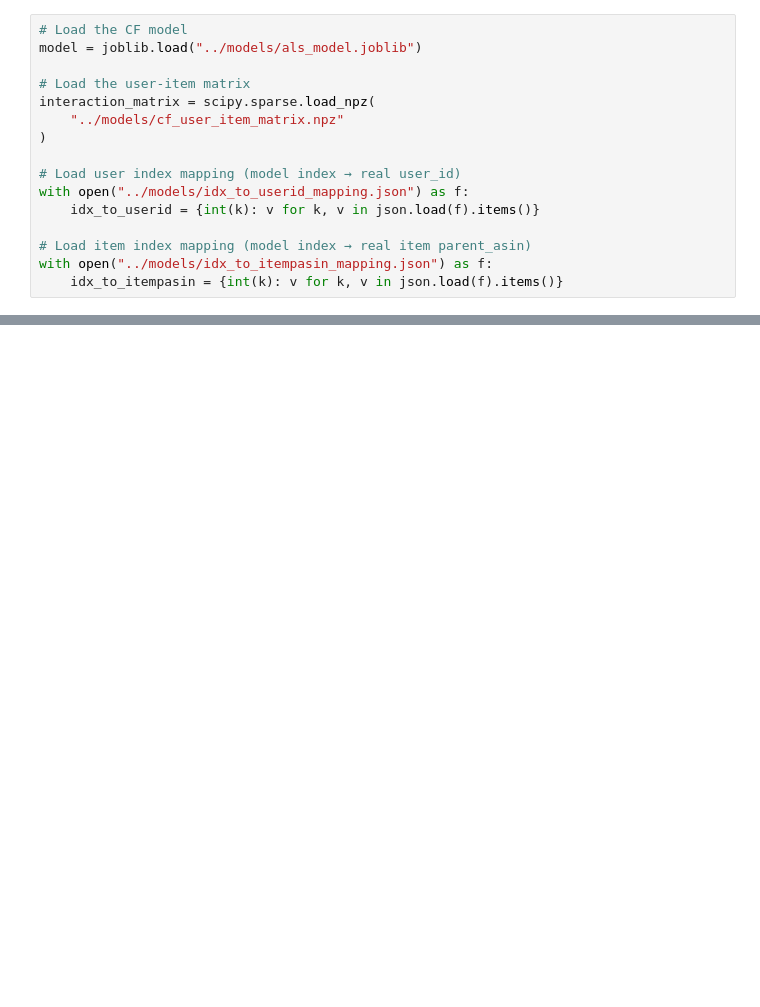
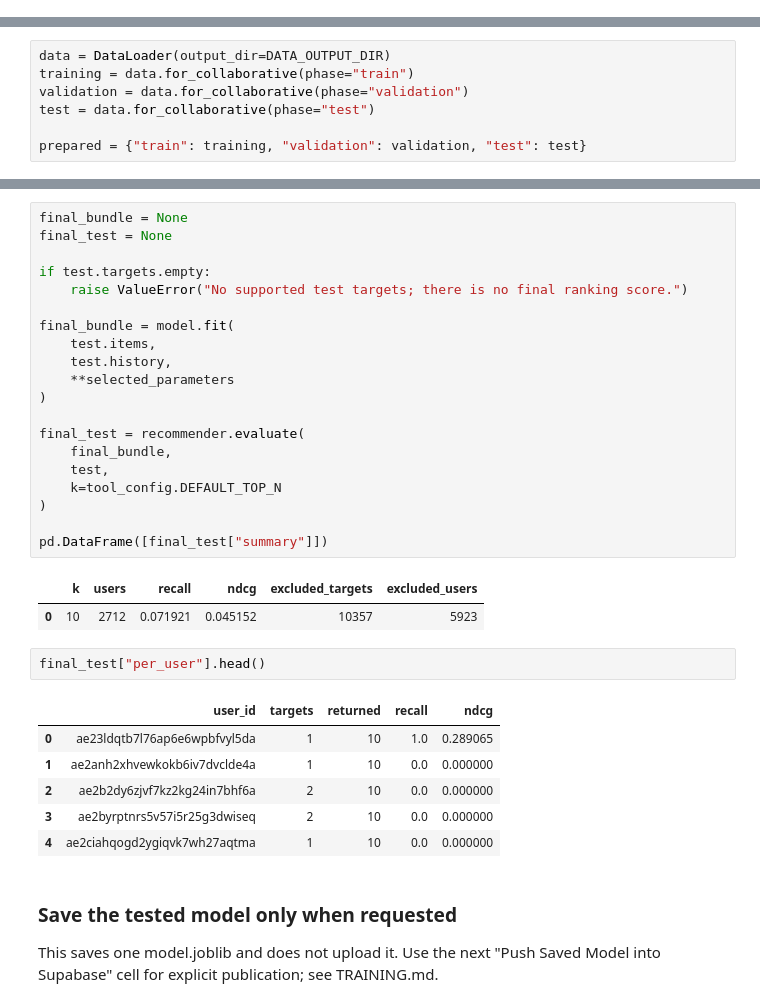
Before and after one commit to mariotey/amozon_backend, a Jupyter notebook: notebook/cf_recommend.ipynb, the cells around one changed output, grey strips where cells are left out. Drawn from its saved outputs; the diff is of its cells as text; blank space fills up the shorter version.

```diff
--- a/notebook/cf_recommend.ipynb
+++ b/notebook/cf_recommend.ipynb
@@ -147,16 +0,0 @@ with open("../models/idx_to_itempasin_mapping.json", "w") as f:
-# %%
-# Load the CF model
-model = joblib.load("../models/als_model.joblib")
-
-# Load the user-item matrix
-interaction_matrix = scipy.sparse.load_npz(
-    "../models/cf_user_item_matrix.npz"
-)
-
-# Load user index mapping (model index → real user_id)
-with open("../models/idx_to_userid_mapping.json") as f:
-    idx_to_userid = {int(k): v for k, v in json.load(f).items()}
-
-# Load item index mapping (model index → real item parent_asin)
-with open("../models/idx_to_itempasin_mapping.json") as f:
-    idx_to_itempasin = {int(k): v for k, v in json.load(f).items()}
@@ -187,0 +37,7 @@ Recommendations for ae2222frpdmnomyomcwiantxp7uq
+# %%
+data = DataLoader(output_dir=DATA_OUTPUT_DIR)
+training = data.for_collaborative(phase="train")
+validation = data.for_collaborative(phase="validation")
+test = data.for_collaborative(phase="test")
+
+prepared = {"train": training, "validation": validation, "test": test}
@@ -187,0 +163,36 @@ Recommendations for ae2222frpdmnomyomcwiantxp7uq
+# %%
+final_bundle = None
+final_test = None
+
+if test.targets.empty:
+    raise ValueError("No supported test targets; there is no final ranking score.")
+
+final_bundle = model.fit(
+    test.items,
+    test.history,
+    **selected_parameters
+)
+
+final_test = recommender.evaluate(
+    final_bundle,
+    test,
+    k=tool_config.DEFAULT_TOP_N
+)
+
+pd.DataFrame([final_test["summary"]])
+# %% [output]
+|  | k | users | recall | ndcg | excluded_targets | excluded_users |
+| 0 | 10 | 2712 | 0.071921 | 0.045152 | 10357 | 5923 |
+# %%
+final_test["per_user"].head()
+# %% [output]
+|  | user_id | targets | returned | recall | ndcg |
+| 0 | ae23ldqtb7l76ap6e6wpbfvyl5da | 1 | 10 | 1.0 | 0.289065 |
+| 1 | ae2anh2xhvewkokb6iv7dvclde4a | 1 | 10 | 0.0 | 0.000000 |
+| 2 | ae2b2dy6zjvf7kz2kg24in7bhf6a | 2 | 10 | 0.0 | 0.000000 |
+| 3 | ae2byrptnrs5v57i5r25g3dwiseq | 2 | 10 | 0.0 | 0.000000 |
+| 4 | ae2ciahqogd2ygiqvk7wh27aqtma | 1 | 10 | 0.0 | 0.000000 |
+# %% [markdown]
+### Save the tested model only when requested
+
+This saves one model.joblib and does not upload it. Use the next "Push Saved Model into Supabase" cell for explicit publication; see TRAINING.md.
```
Also changed, not shown: parts of 30 cells of this notebook, 45 other files.
